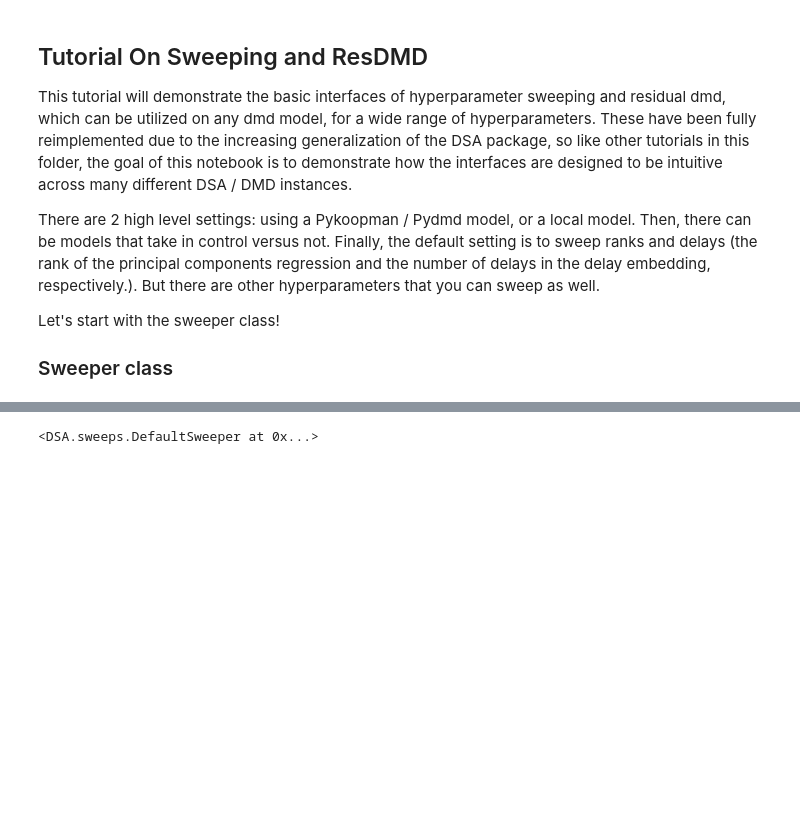
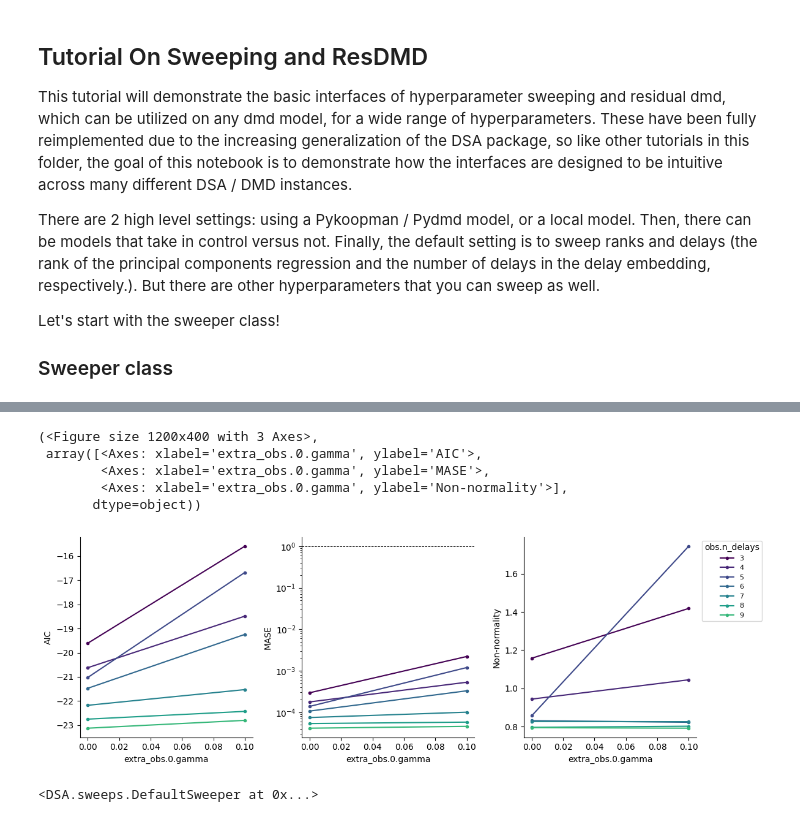
Before and after one commit to mitchellostrow/DSA, a Jupyter notebook: examples/sweep_resdmd_tutorial.ipynb, the cells around one changed output, grey strips where cells are left out. Cells and saved outputs as stored; diff of their text form; code cells hidden in the pictures; blank space fills up the shorter version.

```diff
--- a/examples/sweep_resdmd_tutorial.ipynb
+++ b/examples/sweep_resdmd_tutorial.ipynb
@@ -172,3 +200,28 @@ sweeper.plot()
+# %%
+# Sweep TimeDelay n_delays AND RandomFourierFeatures D
+sweeper = PyKoopmanSweeper(
+    data=X_train[0],
+    control_data=None,
+    param1_name="obs.n_delays",           # Sweep TimeDelay.n_delays
+    param1_values=np.arange(3, 10),
+    param2_name="extra_obs.0.gamma",          # Sweep RFF.D (first extra observable)
+    param2_values=[0,0.1],
+    base_observable_class=pk.observables.TimeDelay,
+    extra_observables=[pk.observables.RandomFourierFeatures],  # Pass CLASS, not instance
+    extra_observable_kwargs=[{"include_state": False,'D':10}],  # Optional default kwargs for RFF
+    base_regressor_class=SubspaceDMD,
+    base_regressor_kwargs={'svd_rank':10}
+
+)
+sweeper.sweep()
+sweeper.plot()
+# %% [output]
+(<Figure size 1200x400 with 3 Axes>,
+ array([<Axes: xlabel='extra_obs.0.gamma', ylabel='AIC'>,
+        <Axes: xlabel='extra_obs.0.gamma', ylabel='MASE'>,
+        <Axes: xlabel='extra_obs.0.gamma', ylabel='Non-normality'>],
+       dtype=object))
+[figure, added]
 # %%
 from DSA.sweeps import DefaultSweeper
 # With control data
```
Also changed, not shown: parts of 9 cells of this notebook, 1 other file.
